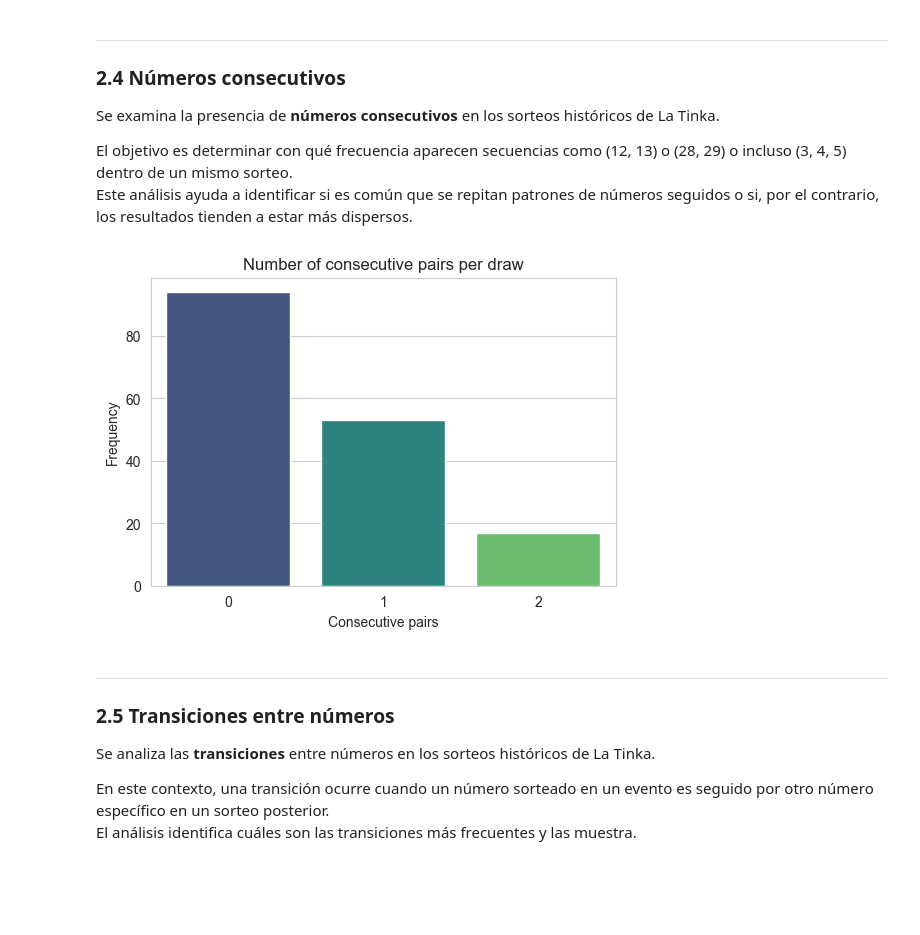
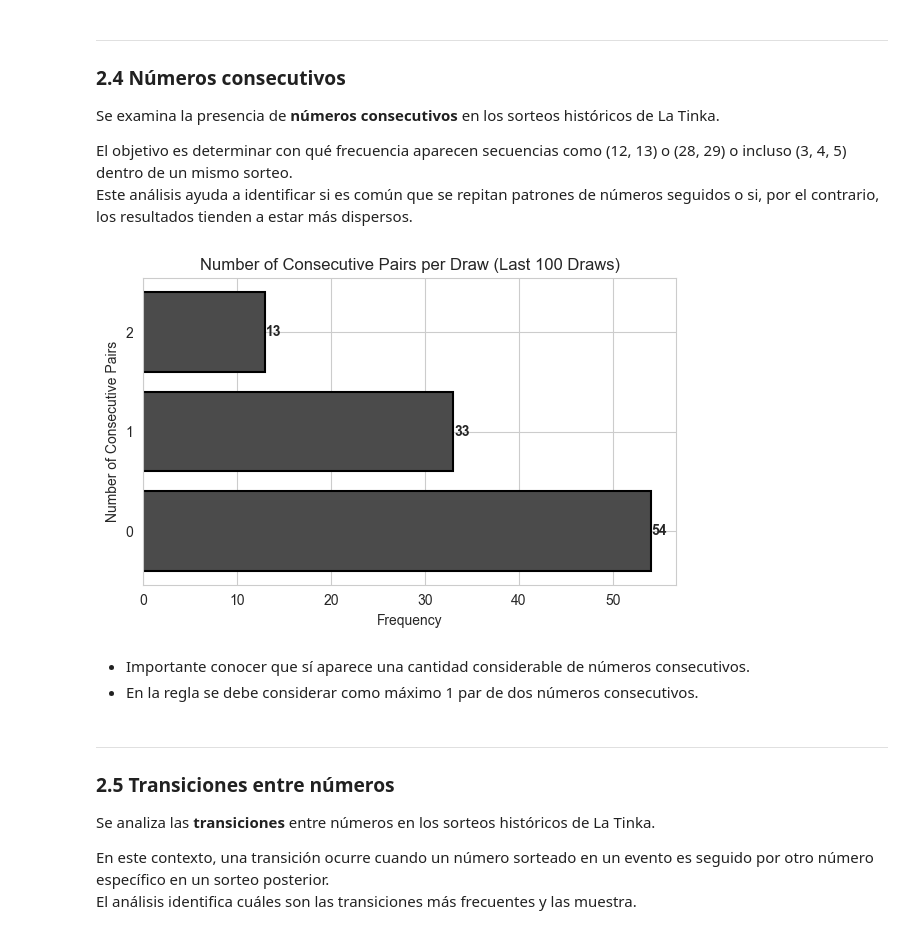
Before and after one commit to EmadScience31416/tinka-luck-model, a Jupyter notebook: Analysis/tinka_analysis.ipynb, the cells around one changed output. Saved outputs shown, nothing was run; the diff lists cells and outputs as text; code cells hidden in the pictures; blank space fills up the shorter version.

```diff
--- a/Analysis/tinka_analysis.ipynb
+++ b/Analysis/tinka_analysis.ipynb
@@ -195,9 +203,12 @@ Se examina la presencia de **números consecutivos** en los sorteos históricos
 El objetivo es determinar con qué frecuencia aparecen secuencias como (12, 13) o (28, 29) o incluso (3, 4, 5) dentro de un mismo sorteo.
 Este análisis ayuda a identificar si es común que se repitan patrones de números seguidos o si, por el contrario, los resultados tienden a estar más dispersos.
 # %%
-analyze_consecutive_numbers(df_tinka)
+analyze_consecutive_numbers(df_tinka, last_n_games=100)
 # %% [output]
-[figure, old version]
+[figure, new version]
+# %% [markdown]
+- Importante conocer que sí aparece una cantidad considerable de números consecutivos.
+- En la regla se debe considerar como máximo 1 par de dos números consecutivos.
 # %% [markdown]
 ---
 ### 2.5 Transiciones entre números
```
Also changed, not shown: parts of 15 cells of this notebook, 1 other file.
